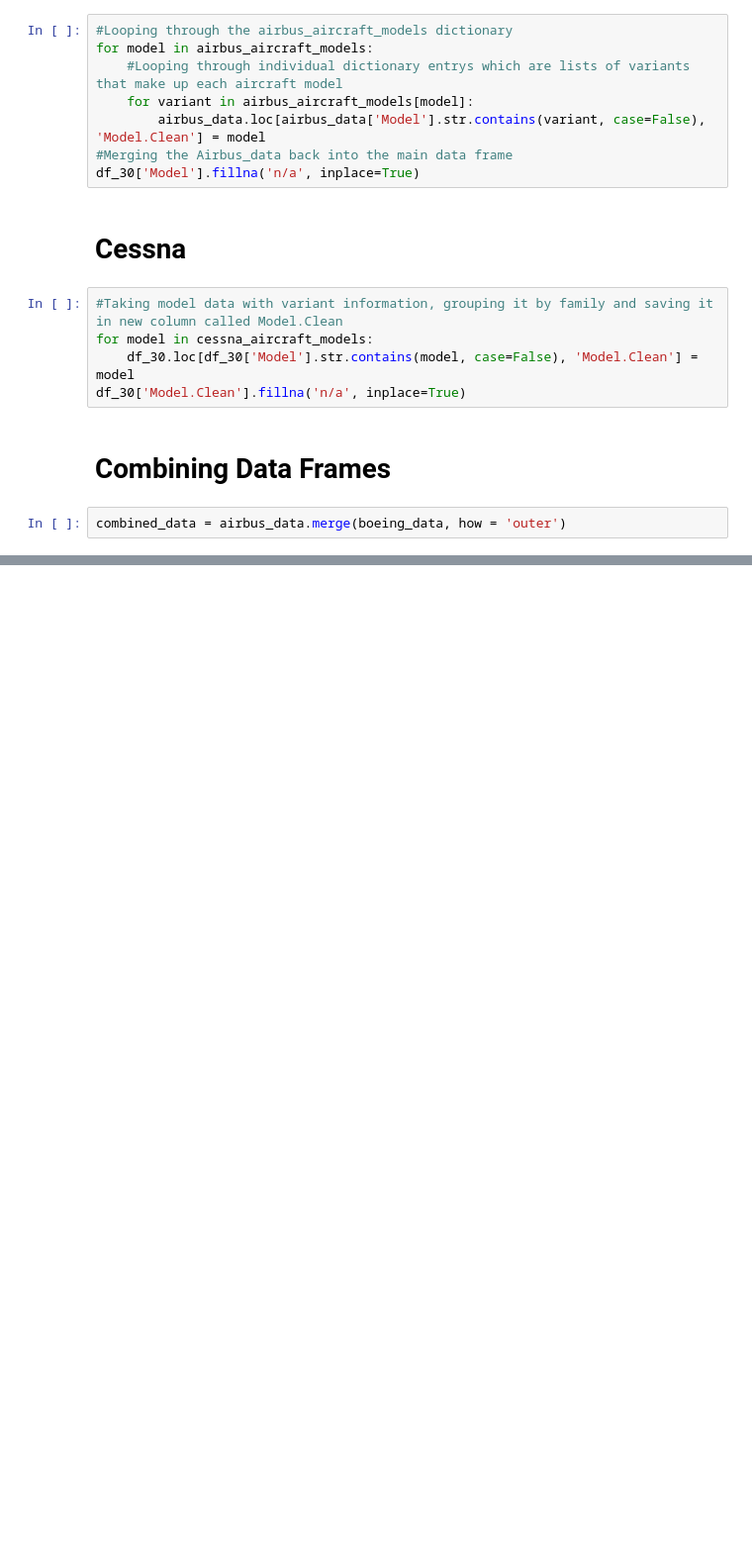
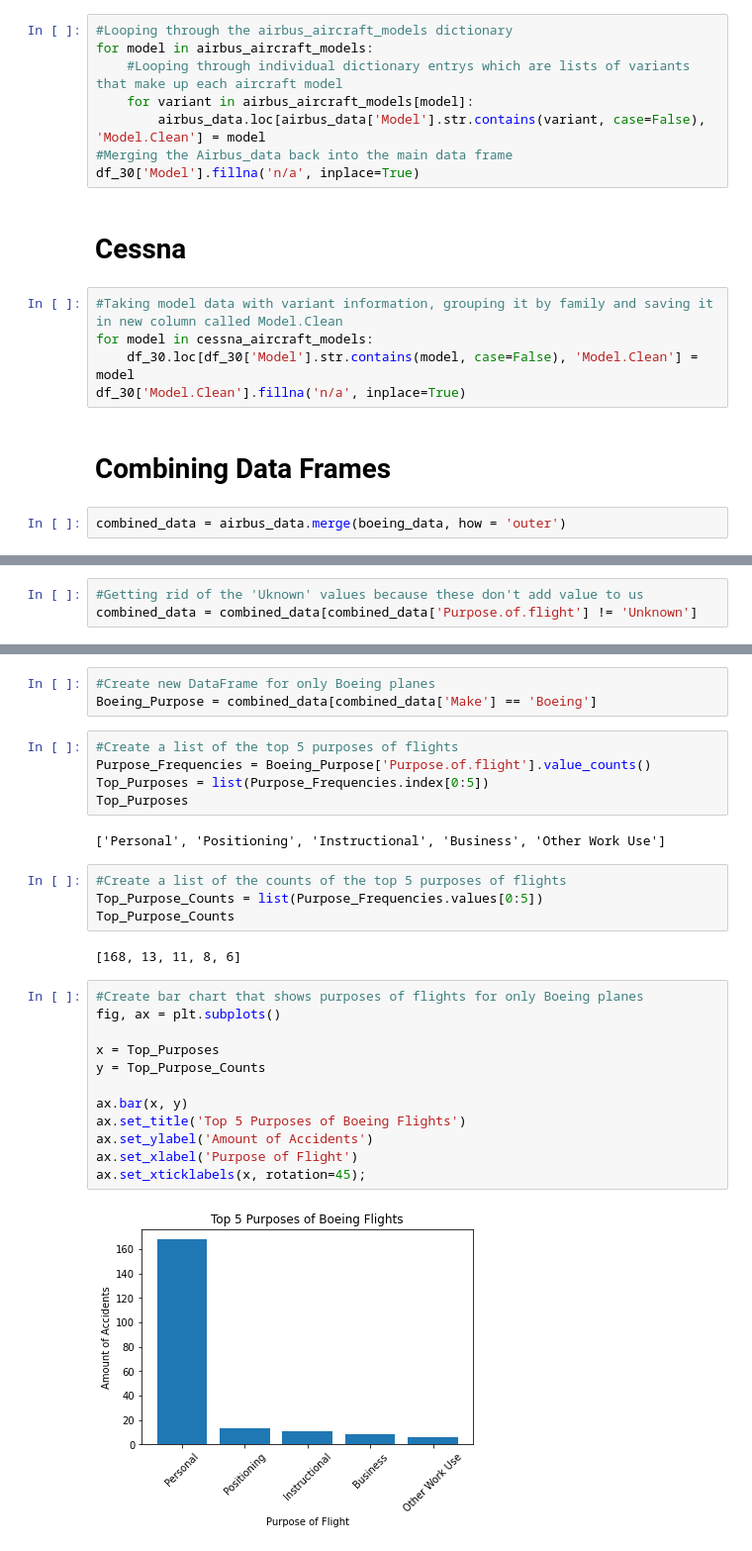
Before and after one commit to BobbyGerberick/Avation_Safety_Data_Analysis, a Jupyter notebook: notebook.ipynb, the cells around one changed output, grey strips where cells are left out. Shown at 99% size. Cells and saved outputs as stored; diff of their text form; blank space fills up the shorter version.

Commit message:
Updated final notebook and finalized my bar chart

```diff
--- a/notebook.ipynb
+++ b/notebook.ipynb
@@ -429,0 +438,3 @@ combined_data = airbus_data.merge(boeing_data, how = 'outer')
+# %%
+#Getting rid of the 'Uknown' values because these don't add value to us
+combined_data = combined_data[combined_data['Purpose.of.flight'] != 'Unknown']
@@ -429,0 +464,30 @@ combined_data = airbus_data.merge(boeing_data, how = 'outer')
+# %%
+#Create new DataFrame for only Boeing planes
+Boeing_Purpose = combined_data[combined_data['Make'] == 'Boeing']
+# %%
+#Create a list of the top 5 purposes of flights
+Purpose_Frequencies = Boeing_Purpose['Purpose.of.flight'].value_counts()
+Top_Purposes = list(Purpose_Frequencies.index[0:5])
+Top_Purposes
+# %% [output]
+['Personal', 'Positioning', 'Instructional', 'Business', 'Other Work Use']
+# %%
+#Create a list of the counts of the top 5 purposes of flights
+Top_Purpose_Counts = list(Purpose_Frequencies.values[0:5])
+Top_Purpose_Counts
+# %% [output]
+[168, 13, 11, 8, 6]
+# %%
+#Create bar chart that shows purposes of flights for only Boeing planes
+fig, ax = plt.subplots()
+
+x = Top_Purposes
+y = Top_Purpose_Counts
+
+ax.bar(x, y)
+ax.set_title('Top 5 Purposes of Boeing Flights')
+ax.set_ylabel('Amount of Accidents')
+ax.set_xlabel('Purpose of Flight')
+ax.set_xticklabels(x, rotation=45);
+# %% [output]
+[figure, added]
```
Also changed, not shown: parts of 29 cells of this notebook, 1 other file.
